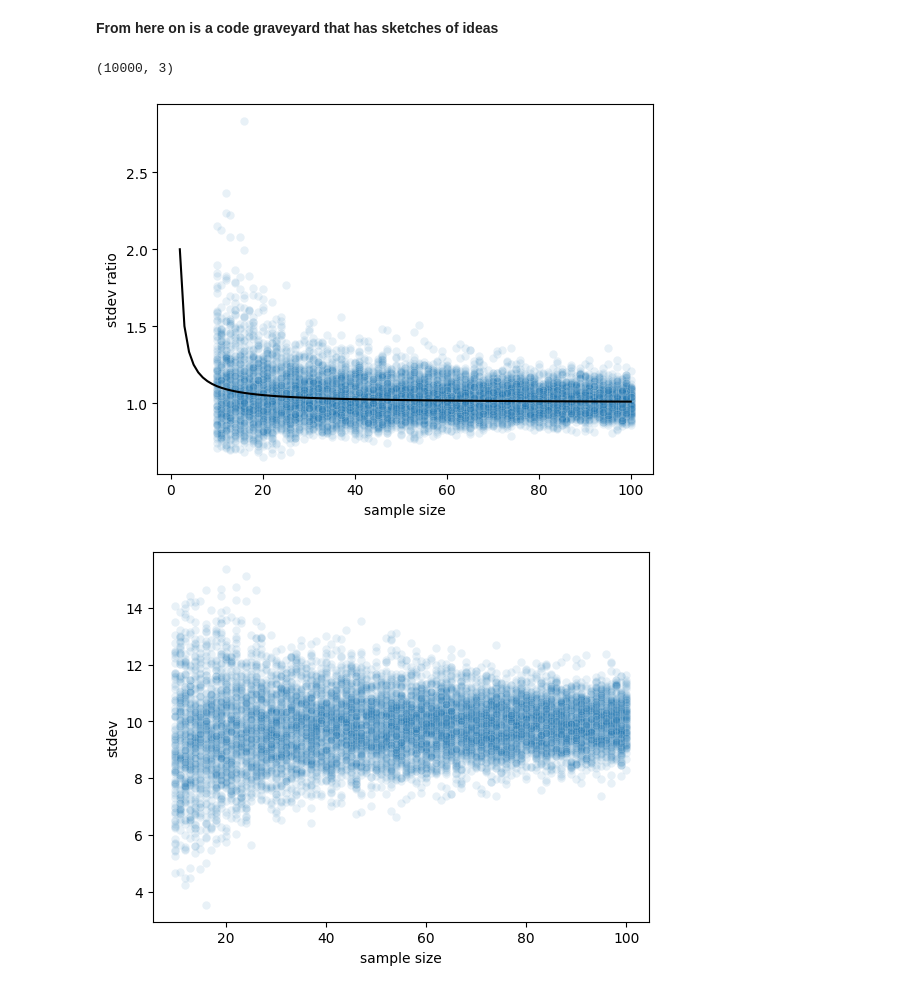
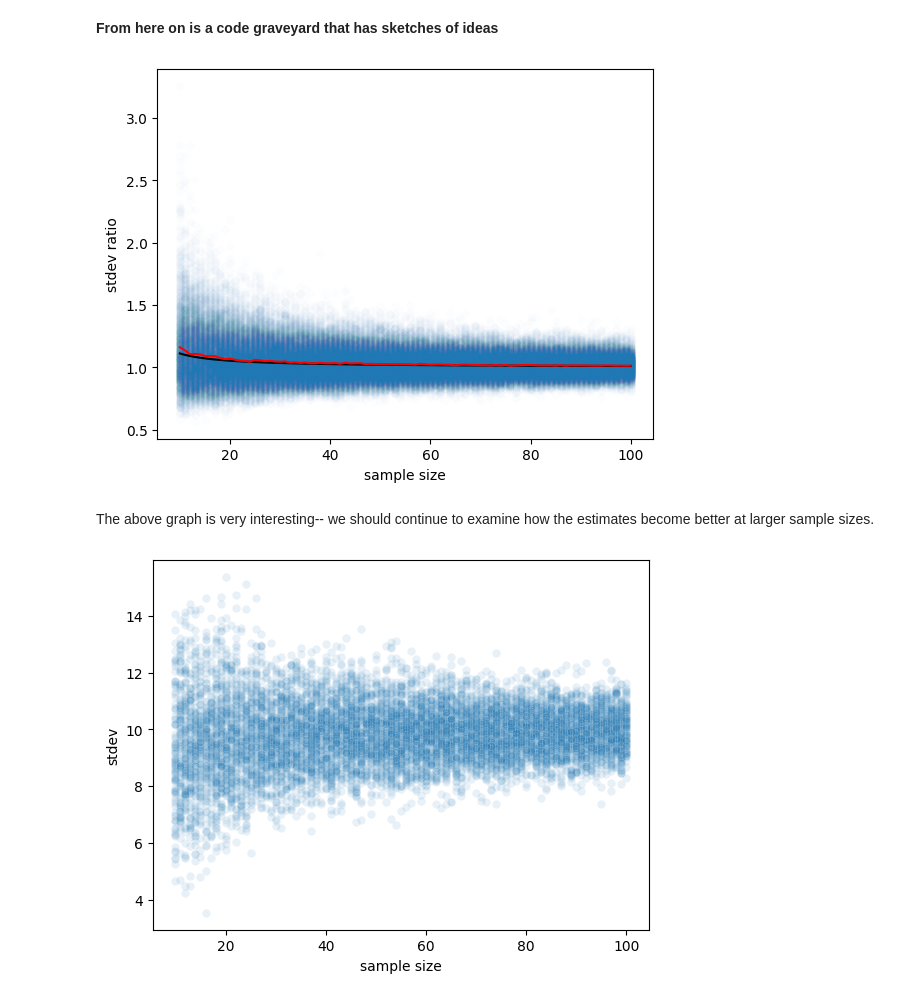
Before and after one commit to aaronjkeeney/Fun-Statistics-Questions, a Jupyter notebook: Bessel_Correction.ipynb, the cells around one changed output. Saved outputs shown, nothing was run; the diff lists cells and outputs as text; code cells hidden in the pictures.

Commit message:
Minor changes in layout. Updated some of the last visualizations still in progress

```diff
--- a/Bessel_Correction.ipynb
+++ b/Bessel_Correction.ipynb
@@ -199,27 +201,29 @@ It appears that the Bessel correction factor is under-estimating the standard de
 pop_mean = 100
 pop_std = 10
 
-df2 = pd.DataFrame(columns= ['sample size', 'stdev', 'stdev ratio'])
+arr = []
 
-for _ in range(10000):
+for _ in range(100000):
     n = np.random.randint(10, 101)
     sample_stdev = np.std(np.random.normal(pop_mean, pop_std, n))
     row = [n, sample_stdev, 10/sample_stdev]
-    df2.loc[len(df2.index)] = row
+    arr.append(row)
 
-df2.shape
+df3 = pd.DataFrame(data = arr, columns= ['sample size', 'stdev', 'stdev ratio'])
-# %% [output]
-(10000, 3)
 # %%
-x = [i for i in range(2, 101)]
+x = [i for i in range(10, 101)]
 y = [i/(i-1) for i in x]
+z = [np.mean(df3['stdev ratio'][df3['sample size'] == i]) for i in x]
 
-sns.scatterplot(data=df2, x='sample size', y='stdev ratio', alpha = 0.1)
+sns.scatterplot(data=df3, x='sample size', y='stdev ratio', alpha = 0.01)
 plt.plot(x,y, color = 'black')
+plt.plot(x, z, color='red')
 
 plt.show()
 # %% [output]
-[figure, old version]
+[figure, new version]
+# %% [markdown]
+The above graph is very interesting-- we should continue to examine how the estimates become better at larger sample sizes.
 # %%
 sns.scatterplot(data=df2, x = 'sample size', y = 'stdev', alpha = 0.1);
 # %% [output]
```
Also changed, not shown: parts of 9 cells of this notebook.
